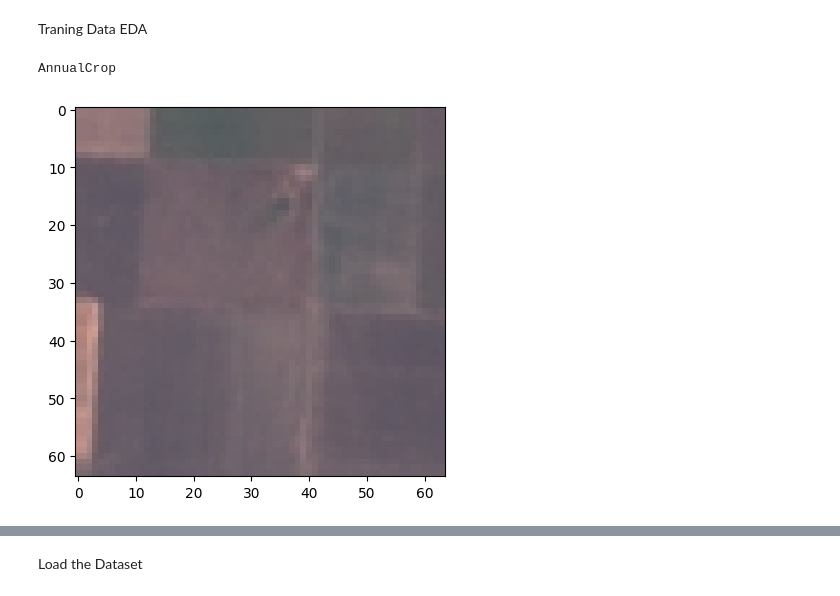
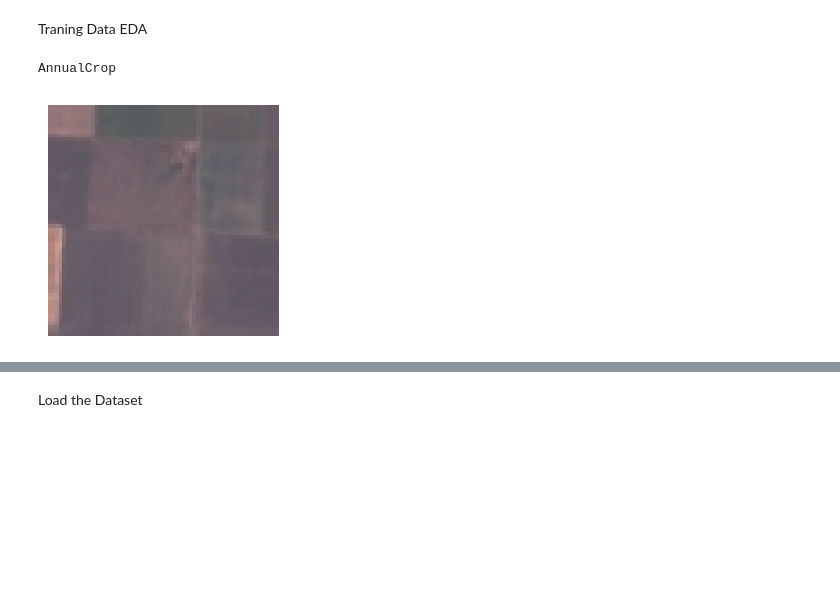
Before and after one commit to bobadams1/land_use_google_earth_engine, a Jupyter notebook: land_use_categorization_of_GEE_images.ipynb, the cells around one changed output, grey strips where cells are left out. Drawn from its saved outputs; the diff is of its cells as text; code cells hidden in the pictures; blank space fills up the shorter version.

```diff
--- a/land_use_categorization_of_GEE_images.ipynb
+++ b/land_use_categorization_of_GEE_images.ipynb
@@ -50,18 +124,20 @@ Traning Data EDA
 # %%
 # !ls EuroSAT/EuroSAT_RGB/AnnualCrop/
 i=0
 j=1
 
 base_path = 'EuroSAT/EuroSAT_RGB/'
 category_list = ['AnnualCrop', 'HerbaceousVegetation', 'Industrial', 'PermanentCrop', 'River',
 'Forest', 'Highway', 'Pasture', 'Residential', 'SeaLake']
 image_path = f'{category_list[i]}_{j}.jpg'
 
 img = Image.open(base_path + '/' + category_list[i] + "/" + image_path)
 print(category_list[i])
+plt.figure(figsize = (3,3))
+plt.axis('off')
 plt.imshow(img);
 # %% [output]
 AnnualCrop
-[figure, old version]
+[figure, new version]
 # %%
 # Random Images from all classes
```
Also changed, not shown: parts of 19 cells of this notebook.
